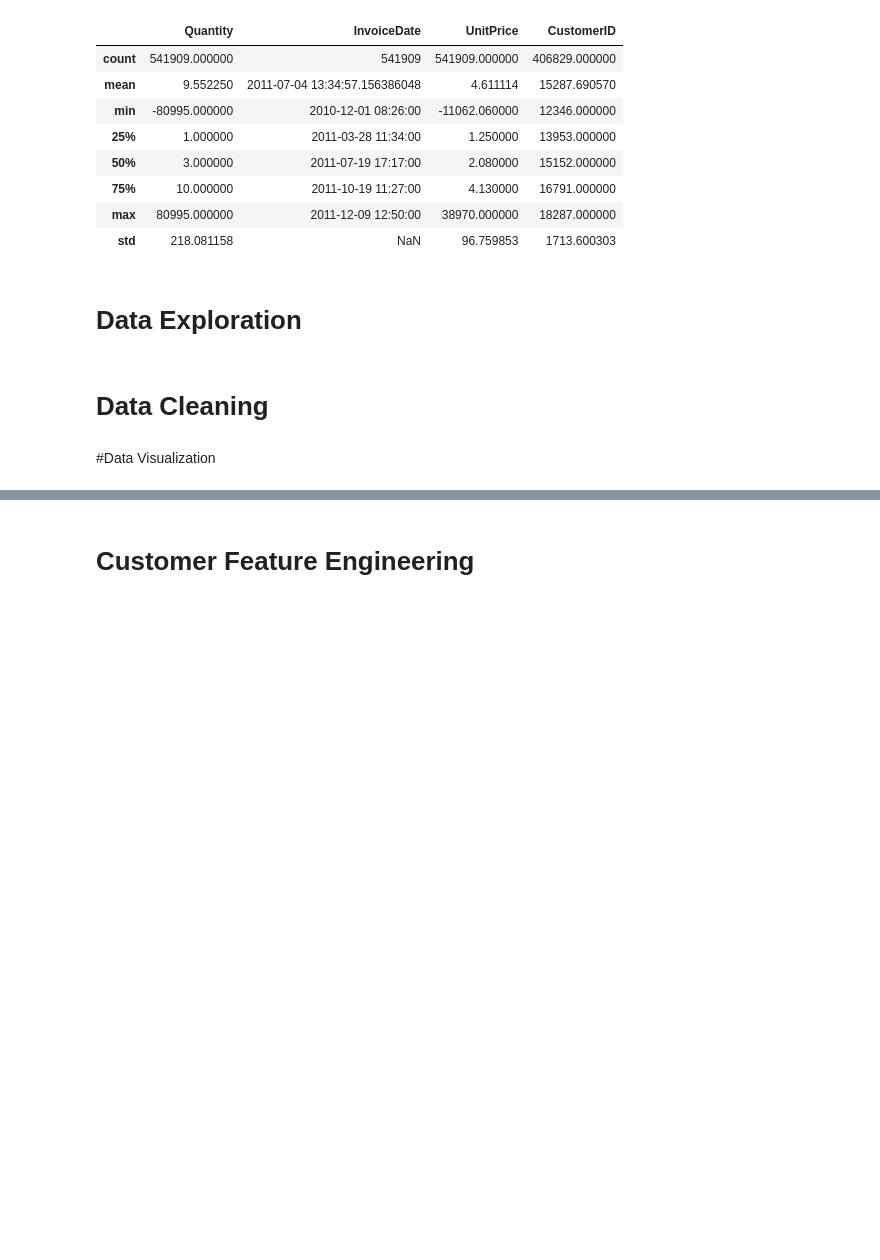
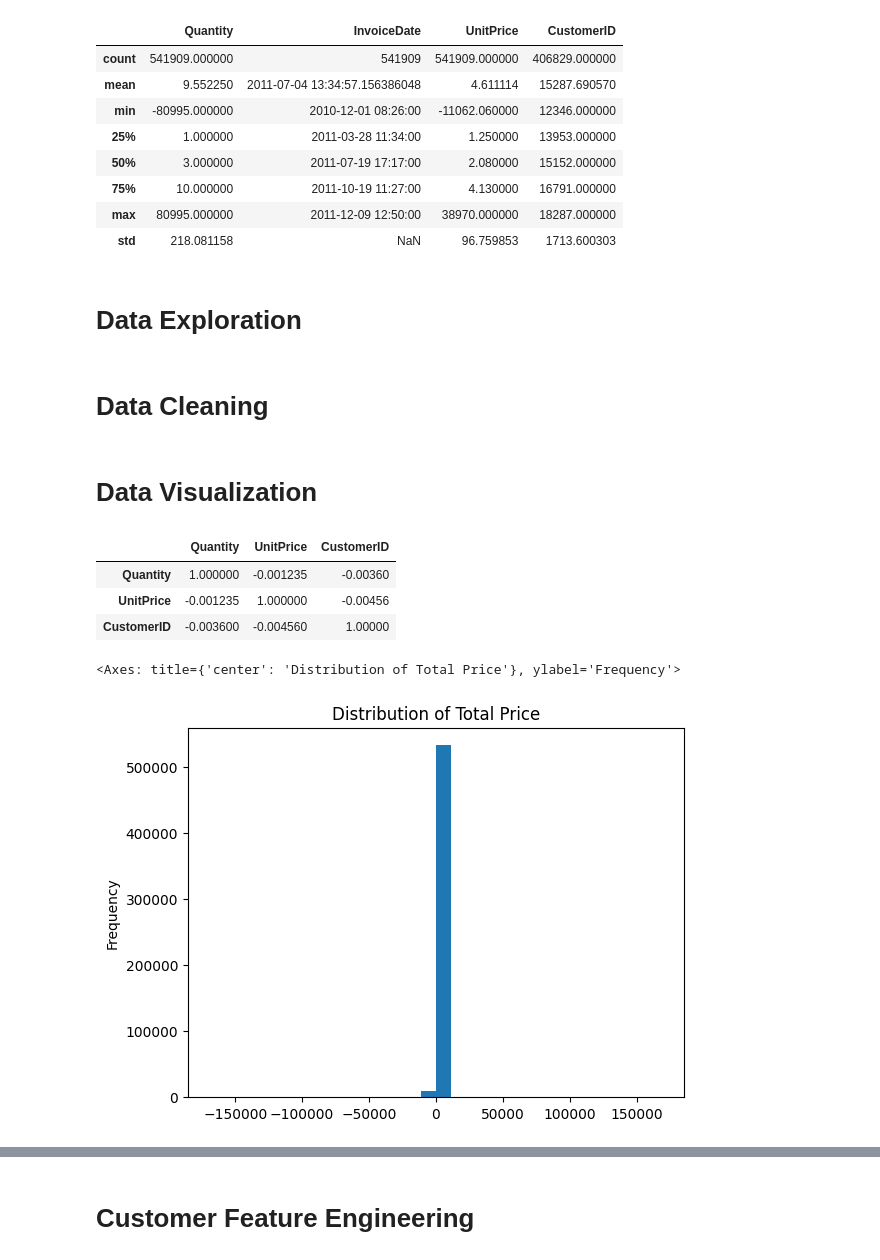
Before and after one commit to Break-Through-Tech/witOmni-1A-ai-powered-customer-intelligence-for-smarter-marketing, a Jupyter notebook: notebooks/witOmni_1A.ipynb, the cells around one changed output, grey strips where cells are left out. Cells and saved outputs as stored; diff of their text form; code cells hidden in the pictures; blank space fills up the shorter version.

Commit message:
Added data visualizaiton

```diff
--- a/notebooks/witOmni_1A.ipynb
+++ b/notebooks/witOmni_1A.ipynb
@@ -81,4 +82,17 @@ df.describe()
 # %% [markdown]
 # Data Cleaning
 # %% [markdown]
-#Data Visualization
+# Data Visualization
+# %%
+df.corr(method='pearson', numeric_only = True)
+# %% [output]
+|  | Quantity | UnitPrice | CustomerID |
+| Quantity | 1.000000 | -0.001235 | -0.00360 |
+| UnitPrice | -0.001235 | 1.000000 | -0.00456 |
+| CustomerID | -0.003600 | -0.004560 | 1.00000 |
+# %%
+df["TotalPrice"] = df['Quantity'] * df['UnitPrice']
+df['TotalPrice'].plot(kind='hist', bins=30, title = "Distribution of Total Price")
+# %% [output]
+<Axes: title={'center': 'Distribution of Total Price'}, ylabel='Frequency'>
+[figure, added]
```
Also changed, not shown: parts of 4 cells of this notebook, 1 other file.
